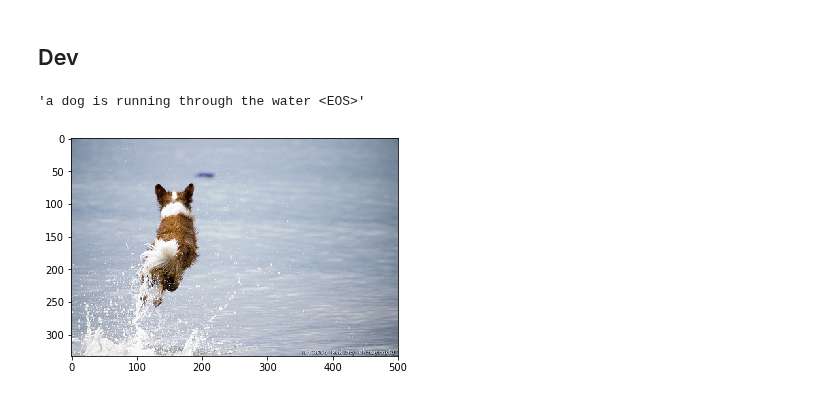
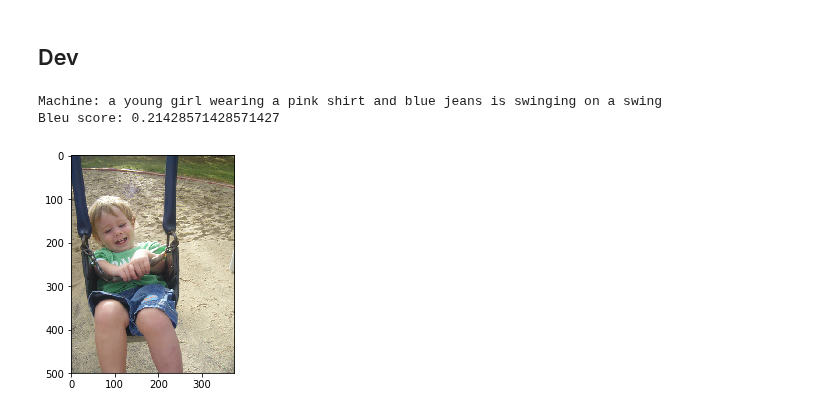
Before and after one commit to VIVelev/Image-Captioning, a Jupyter notebook: src/main.ipynb, the cells around one changed output. Drawn from its saved outputs; the diff is of its cells as text; code cells hidden in the pictures.

Commit message:
[Update] trained 256 neurons

```diff
--- a/src/main.ipynb
+++ b/src/main.ipynb
@@ -476,7 +476,7 @@ embeddings_dropout = Dropout(0.5, name='embeddings_dropout')
 word_embeddings = embeddings_dropout(word_embeddings)
 
 # Sequence Decoder
-lstm_decoder = LSTM(NUM_HIDDEN_STATES, return_sequences=True, return_state=True, name='lstm_decoder')
+lstm_decoder = LSTM(NUM_HIDDEN_NEURONS, return_sequences=True, return_state=True, name='lstm_decoder')
 
 _, h_state, c_state = lstm_decoder(image_embedding_in)
 x, _, _ = lstm_decoder(word_embeddings, initial_state=[h_state, c_state])
@@ -557,8 +557,8 @@ None
 ![LSTM_sampling](../img/Sampling.png)
 # %%
 def init_inference_decoder():
-    h_state_input = Input((NUM_HIDDEN_STATES,), name='h_state_input')
-    c_state_input = Input((NUM_HIDDEN_STATES,), name='c_state_input')
+    h_state_input = Input((NUM_HIDDEN_NEURONS,), name='h_state_input')
+    c_state_input = Input((NUM_HIDDEN_NEURONS,), name='c_state_input')
 
     word_embeddings = glove_embeddings(seq_in)
     word_embeddings = embeddings_dropout(word_embeddings)
@@ -607,7 +607,12 @@ def inference(image, maxlen=max_description_length):
 
         states_values = [h_state, c_state]
 
-    return decoded_sentence[:-1]
+    decoded_sentence = decoded_sentence[:-1].split()
+    try:
+        decoded_sentence.remove('<EOS>')
+    except:
+        pass
+    return ' '.join(decoded_sentence)
 # %%
 img = load_image('1022454332_6af2c1449a')
 inference(img)
@@ -678,9 +694,31 @@ def show_img(path_to_img):
+# %%
+def bleu_score(machine_sent, references, n_grams=2):
+    tokens = machine_sent.split()
+    grams = [tokens[i:i+n_grams] for i in range(len(tokens)+1-n_grams)]
+
+    count_clip = sum(max([ref.count(' '.join(x)) for ref in references]) for x in grams)
+    count = sum(machine_sent.count(' '.join(x)) for x in grams)
+
+    return count_clip / count
+
+
+def show_img(path_to_img):
+    img = Image.open(path_to_img)
+    img.load()
+    plt.imshow(np.asarray(img, dtype='int32'));
 # %%
-dev_image_descriptions['2405978603_6221b0c2e7']
-img_id = '2405978603_6221b0c2e7'
+dev_image_descriptions['2362481035_a7600875d0']
+img_id = '2362481035_a7600875d0'
-# %%
-show_img(IMAGES_DIR+img_id+'.jpg')
-inference(load_image(img_id))
-# %% [output]
-'a dog is running through the water <EOS>'
-[figure, removed]
+# %%
+machine_sent = inference(load_image(img_id))
+references = image_descriptions[img_id]
+
+print('Machine: {}'.format(machine_sent))
+print('Bleu score: {}'.format(bleu_score(machine_sent, references)))
+
+
+show_img(IMAGES_DIR+img_id+'.jpg')
+# %% [output]
+Machine: a young girl wearing a pink shirt and blue jeans is swinging on a swing
+Bleu score: 0.21428571428571427
+[figure, added]
```
Also changed, not shown: parts of 7 cells of this notebook.
